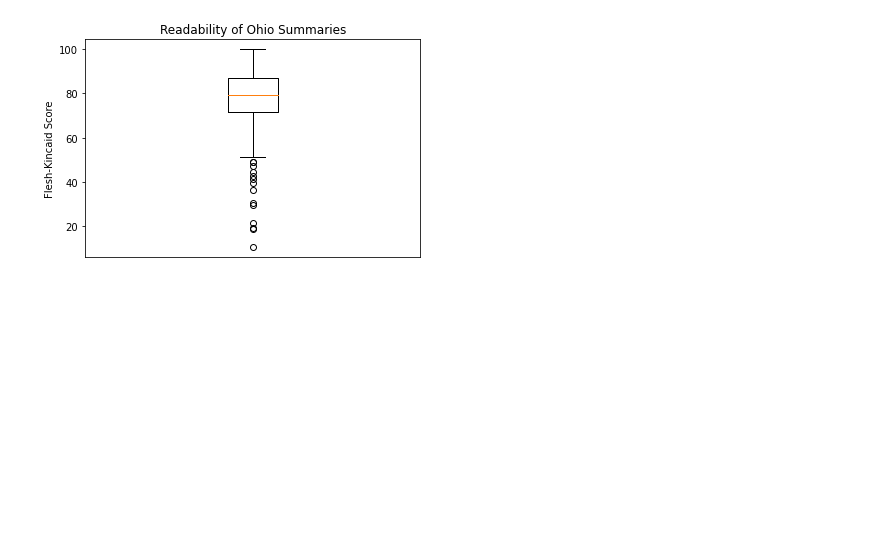
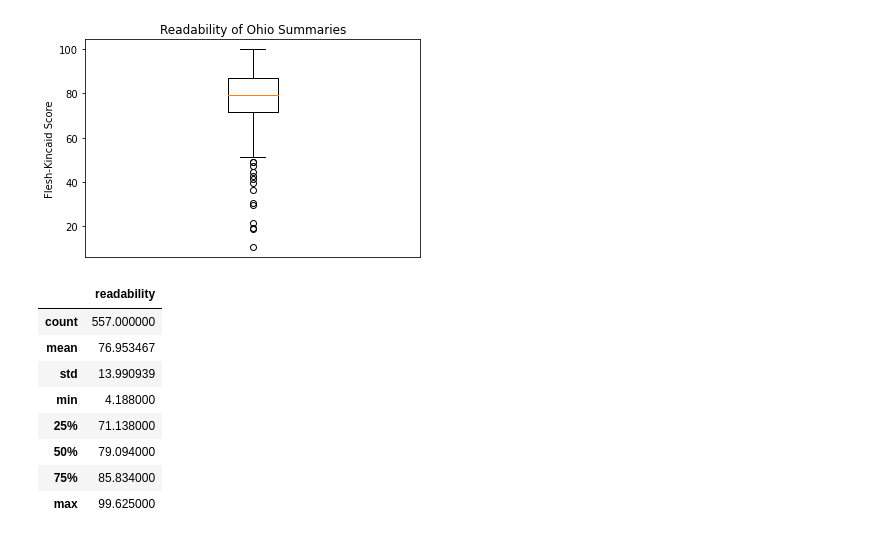
Before and after one commit to AmyWagarCinch/UFO-Sighting-Analysis, a Jupyter notebook: flecsh_kincaid.ipynb, the cells around one changed output. Saved outputs shown, nothing was run; the diff lists cells and outputs as text; code cells hidden in the pictures; blank space fills up the shorter version.

```diff
--- a/flecsh_kincaid.ipynb
+++ b/flecsh_kincaid.ipynb
@@ -93,3 +93,16 @@ plt.ylabel('Flesh-Kincaid Score')
 plt.savefig('REsources/Presentation/ohio_readability.PNG')
 # %% [output]
 [figure]
+# %%
+wa_reading = state_groups.get_group('WA')
+wa_reading.describe()
+# %% [output]
+|  | readability |
+| count | 557.000000 |
+| mean | 76.953467 |
+| std | 13.990939 |
+| min | 4.188000 |
+| 25% | 71.138000 |
+| 50% | 79.094000 |
+| 75% | 85.834000 |
+| max | 99.625000 |
```
Also changed, not shown: parts of 1 cell of this notebook, 7 other files.
